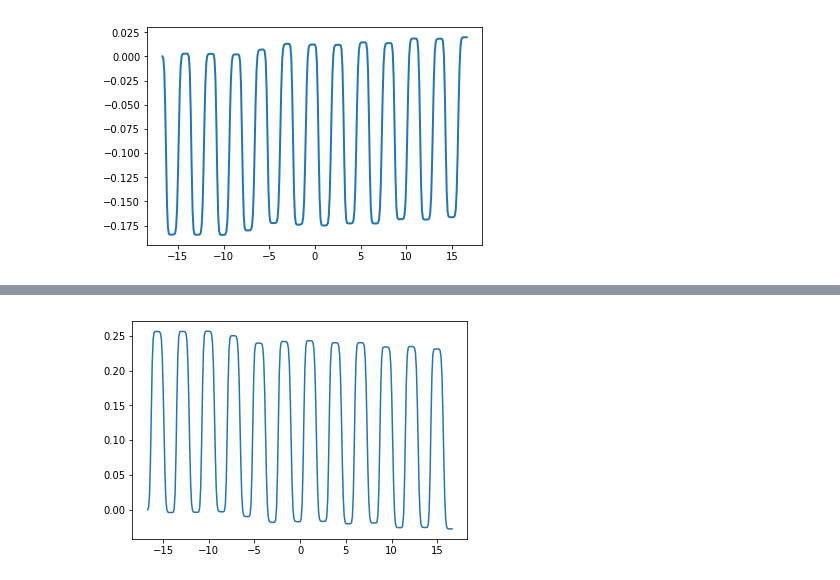
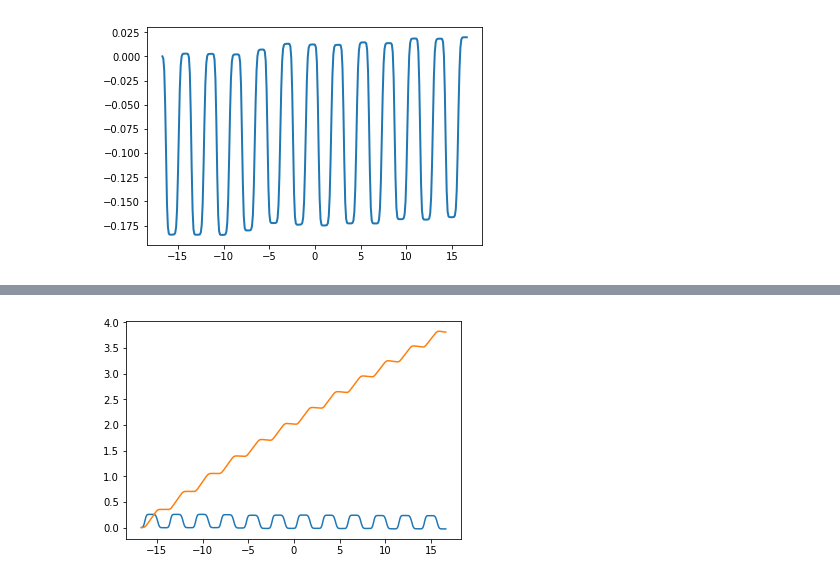
Before and after one commit to symmy596/Polypy, a Jupyter notebook: Examples/Untitled.ipynb, the cells around one changed output, grey strips where cells are left out. Saved outputs shown, nothing was run; the diff lists cells and outputs as text; code cells hidden in the pictures.

```diff
--- a/Examples/Untitled.ipynb
+++ b/Examples/Untitled.ipynb
@@ -89,11 +107,13 @@ plt.show()
 # %%
 from scipy import integrate
 from scipy.constants import epsilon_0
 y = integrate.cumtrapz(charge_density, fx, initial=0)
+y2 = integrate.cumtrapz(y, fx, initial=0)
 #y = (1/epsilon_0) * y
 
 
 plt.plot(fx, y)
+plt.plot(fx, y2)
 plt.show()
 # %% [output]
-[figure, old version]
+[figure, new version]
```
Also changed, not shown: parts of 2 cells of this notebook, 6 other files.
